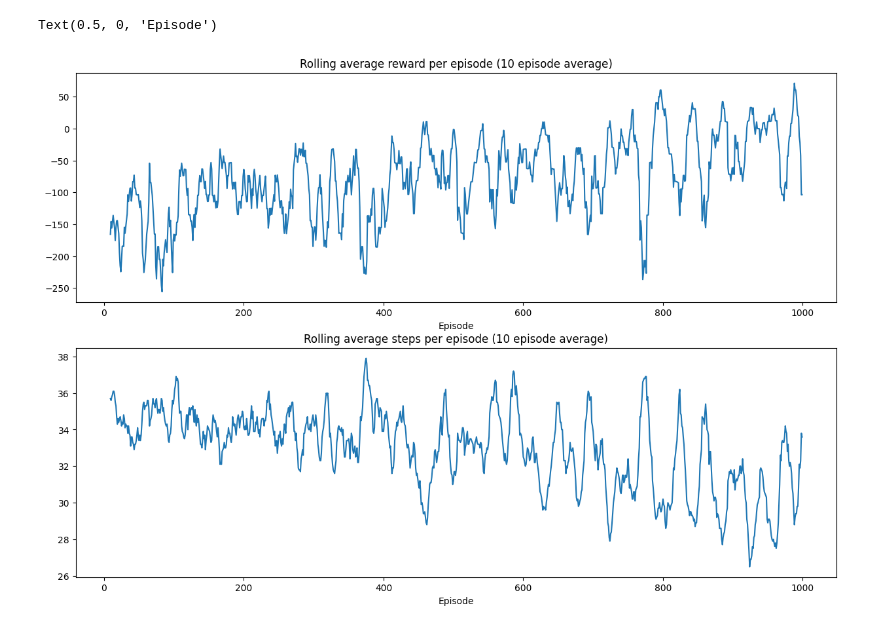
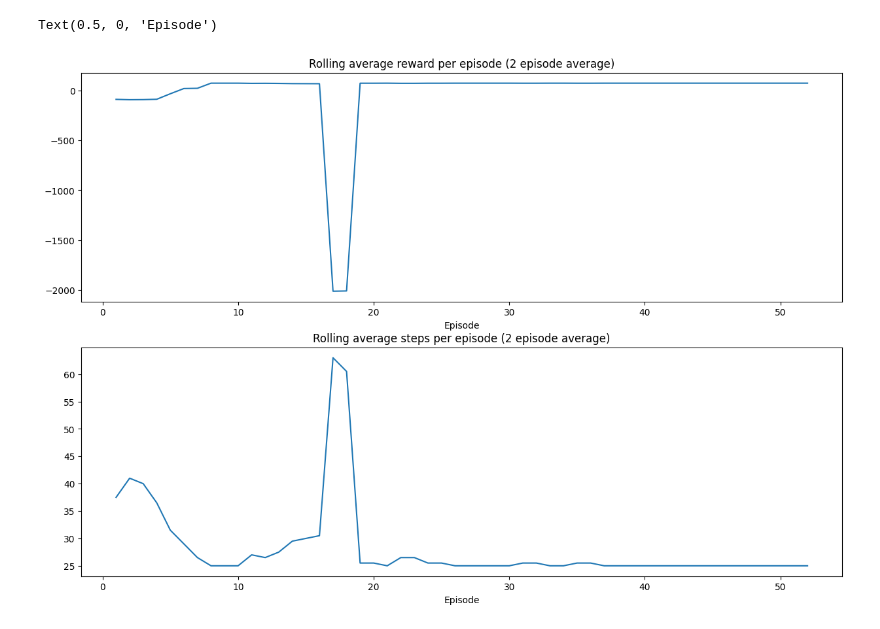
Before and after one commit to Bryce-Davidson/bike-simulation-RL-agent, a Jupyter notebook: plots/training.ipynb, the cells around one changed output. Drawn from its saved outputs; the diff is of its cells as text; code cells hidden in the pictures.

```diff
--- a/plots/training.ipynb
+++ b/plots/training.ipynb
@@ -3,26 +3,29 @@ import pandas as pd
 import numpy as np
 import matplotlib.pyplot as plt
 
-episodes = pd.read_csv("./logs/DMC-100km-tenByOneKm-05-12-2023_23:50.csv")
+FILE_PATH = "./logs/DMC-100km-tenByOneKm-06-12-2023_00:15.csv"
+episodes = pd.read_csv(FILE_PATH)
 # %%
 plt.rcParams['figure.figsize'] = [15, 10]
 
 fig, axs = plt.subplots(2, 1)
 
+rolling_average = 2
+
 # Create a rolling average of the total reward per episode``
-episodes['rolling_reward'] = episodes['total_reward'].rolling(10).mean()
+episodes['rolling_reward'] = episodes['total_reward'].rolling(rolling_average).mean()
 
 axs[0].plot(episodes['episode'], episodes['rolling_reward'])
-axs[0].set_title('Rolling average reward per episode (10 episode average)')
+axs[0].set_title(f'Rolling average reward per episode ({rolling_average} episode average)')
 axs[0].set_xlabel('Episode')
 
 # ---------------------------------------------
 
-episodes['rolling_steps'] = episodes['steps'].rolling(10).mean()
+episodes['rolling_steps'] = episodes['steps'].rolling(rolling_average).mean()
 
 axs[1].plot(episodes['episode'], episodes['rolling_steps'])
-axs[1].set_title('Rolling average steps per episode (10 episode average)')
+axs[1].set_title(f'Rolling average steps per episode ({rolling_average} episode average)')
 axs[1].set_xlabel('Episode')
 # %% [output]
 Text(0.5, 0, 'Episode')
-[figure, old version]
+[figure, new version]
```
Also changed, not shown: 1 other file.
